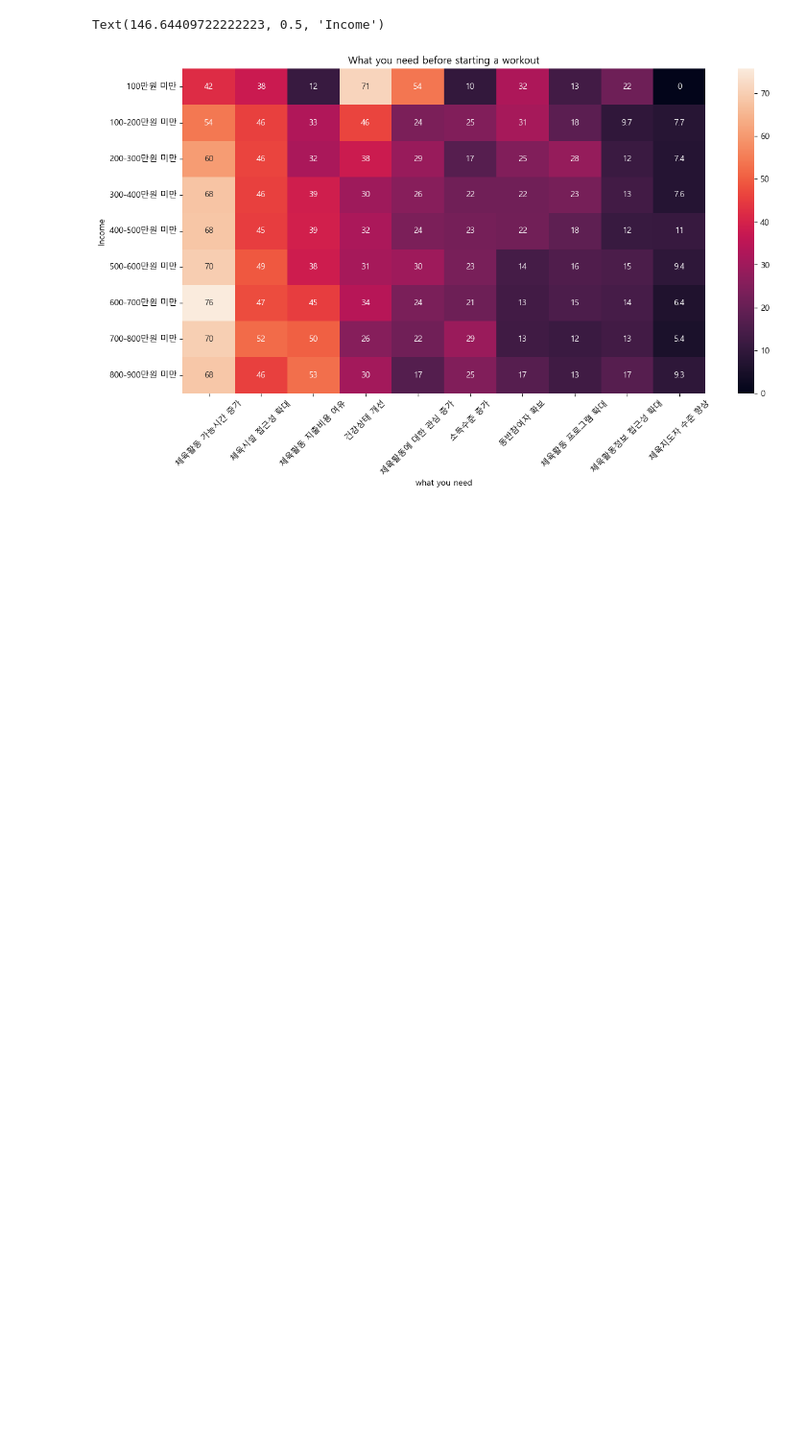
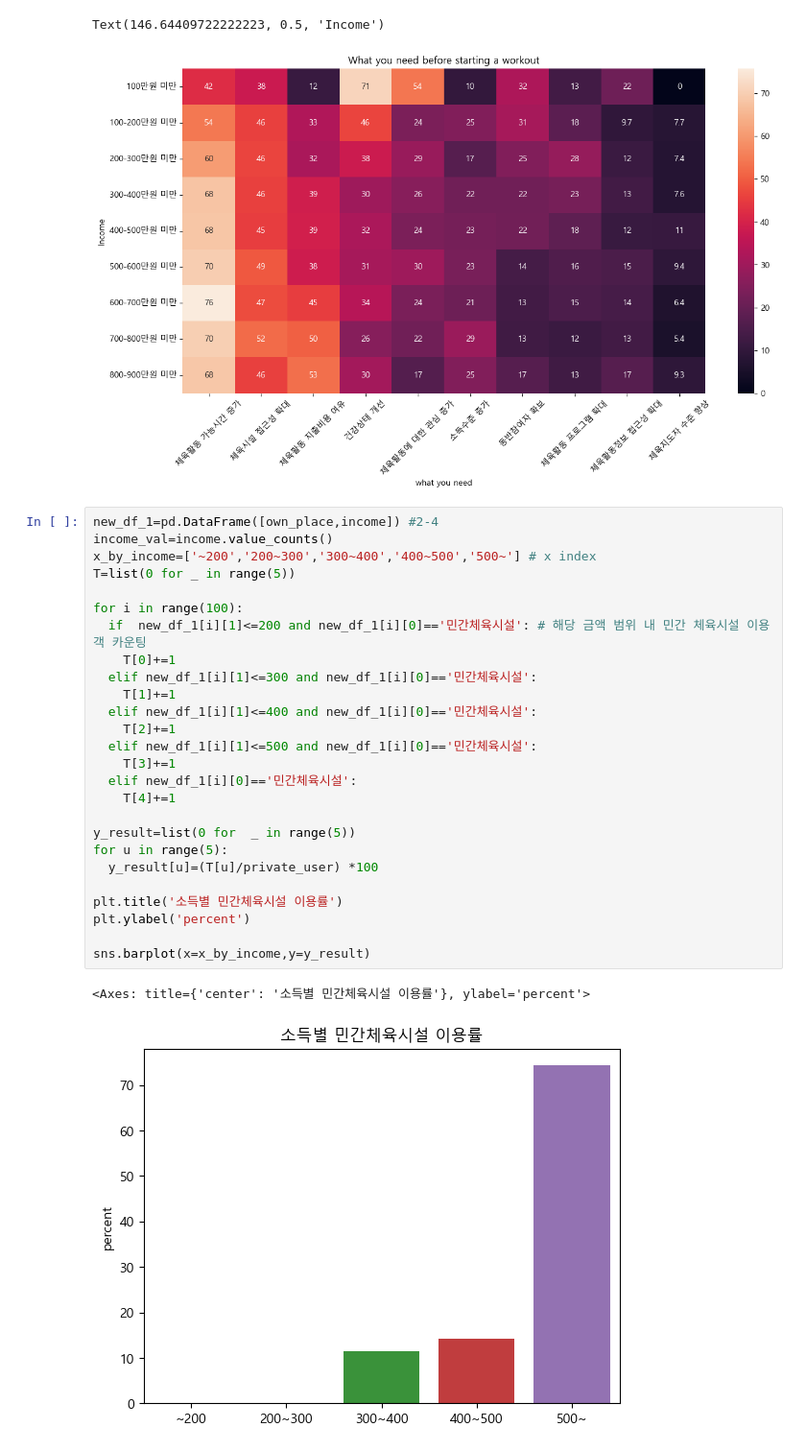
Before and after one commit to qortmdwns/adam, a Jupyter notebook: team_pjt/team.ipynb, the cells around one changed output. Shown: that part at 96% size. Cells and saved outputs as stored; diff of their text form; blank space fills up the shorter version.

```diff
--- a/team_pjt/team.ipynb
+++ b/team_pjt/team.ipynb
@@ -157,3 +258,32 @@ plt.ylabel("Income")
 # %% [output]
 Text(146.64409722222223, 0.5, 'Income')
 [figure]
+# %%
+new_df_1=pd.DataFrame([own_place,income]) #2-4
+income_val=income.value_counts()
+x_by_income=['~200','200~300','300~400','400~500','500~'] # x index
+T=list(0 for _ in range(5))
+
+for i in range(100):
+  if  new_df_1[i][1]<=200 and new_df_1[i][0]=='민간체육시설': # 해당 금액 범위 내 민간 체육시설 이용객 카운팅
+    T[0]+=1
+  elif new_df_1[i][1]<=300 and new_df_1[i][0]=='민간체육시설':
+    T[1]+=1
+  elif new_df_1[i][1]<=400 and new_df_1[i][0]=='민간체육시설':
+    T[2]+=1
+  elif new_df_1[i][1]<=500 and new_df_1[i][0]=='민간체육시설':
+    T[3]+=1
+  elif new_df_1[i][0]=='민간체육시설':
+    T[4]+=1
+
+y_result=list(0 for  _ in range(5))
+for u in range(5):
+  y_result[u]=(T[u]/private_user) *100
+
+plt.title('소득별 민간체육시설 이용률')
+plt.ylabel('percent')
+
+sns.barplot(x=x_by_income,y=y_result)
+# %% [output]
+<Axes: title={'center': '소득별 민간체육시설 이용률'}, ylabel='percent'>
+[figure, added]
```
Also changed, not shown: parts of 5 cells of this notebook, 1 other file.
